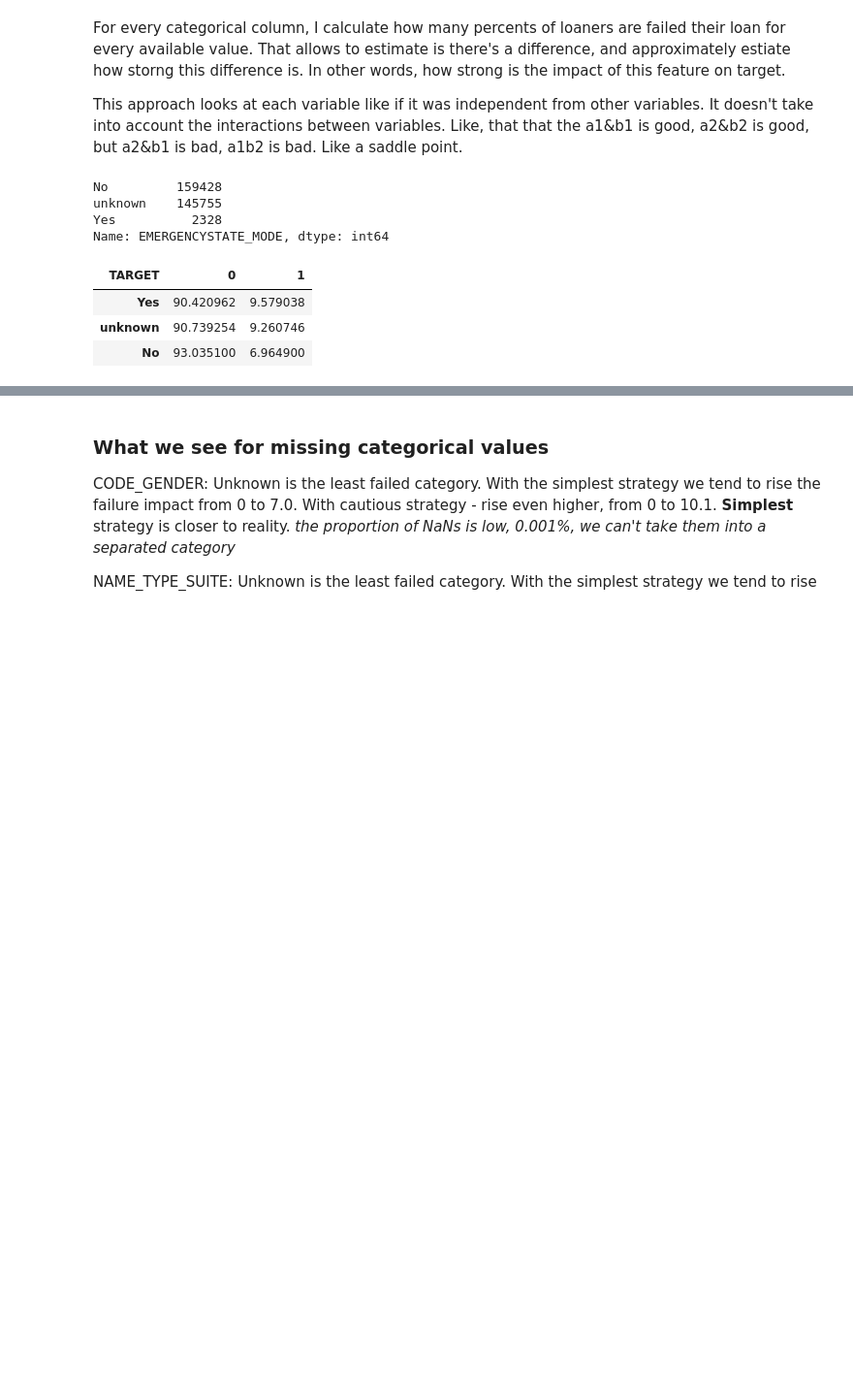
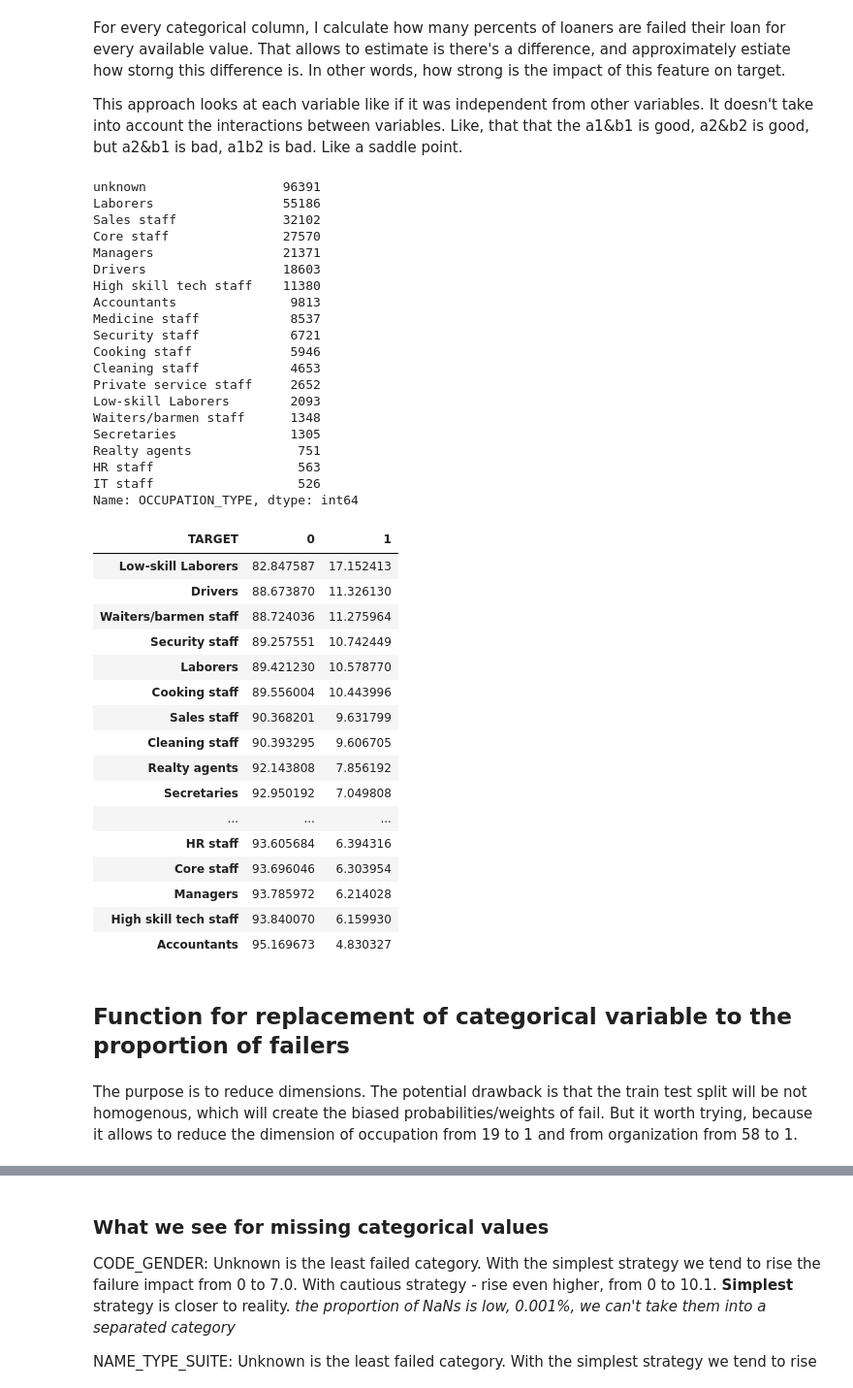
Before and after one commit to VeronikaBerezhnaia/OC_P7_credit_scoring, a Jupyter notebook: Implementez_modele_scoring.ipynb, the cells around one changed output, grey strips where cells are left out. Shown: that part at 97% size. Cells and saved outputs as stored; diff of their text form; code cells hidden in the pictures; blank space fills up the shorter version.

Commit message:
convert categorical to float type probability of fail

```diff
--- a/Implementez_modele_scoring.ipynb
+++ b/Implementez_modele_scoring.ipynb
@@ -800,0 +765,8 @@ dtype: int64
+# %%
+selectcol = application_train.select_dtypes(include='object')
+selectcol.info()
+display(selectcol.nunique())
+
+selectcol_fill_targ = selectcol.fillna('unknown')
+selectcol_fill_targ['SK_ID_CURR'] = application_train['SK_ID_CURR']
+selectcol_fill_targ['TARGET'] = application_train['TARGET']
@@ -801,26 +808,28 @@ dtype: int64
 # %%
-catcol_fill_targ = catcol.fillna('unknown')
-catcol_fill_targ['SK_ID_CURR'] = application_train['SK_ID_CURR']
-catcol_fill_targ['TARGET'] = application_train['TARGET']
-
-def find_most_risky(mycol, show=True):
+def find_most_risky(mycol, my_df=selectcol_fill_targ, show=True):
     if show:
-        print(catcol_fill_targ[mycol].value_counts())
+        print(my_df[mycol].value_counts())
 
     # test = application_train.groupby(['TARGET', 'CODE_GENDER']).agg('count').iloc[:, 0].unstack().fillna(0)
-    test = catcol_fill_targ.groupby(['TARGET', mycol])['SK_ID_CURR'].agg('count').unstack().fillna(0)
+    test = my_df.groupby(['TARGET', mycol])['SK_ID_CURR'].agg('count').unstack().fillna(0)
     # sns.heatmap(test, annot=True, cmap='Blues', fmt='g')
     test_t = test.transpose()
 
     test1 = pd.DataFrame() # which proportion of every value has failed the credit
     for col in test: # how high chances are that a given person with a given value will fail the credit
         test1[col] = test[col] / test[col].sum() * 100
-    display(test1.transpose().sort_values(1, ascending=False))
+        test2 = test1.transpose().sort_values(1, ascending=False)
+    if show:
+        display(test2)
 
 #     # this table we dont' need to define the most risky category
 #         test2 = pd.DataFrame() # who failed the credit: among failers, what are the proportion of each value
 #     for col in test_t:
 #         test2[col] = test_t[col] / test_t[col].sum() * 100
 #     display(test2) # given that the person has failed the credit, how high are the chances that (s)he is in each category
+    if show:
+        return None
+    else:
+        return test2#.reset_index()
 # %%
 # how many NaNs, percentage
@@ -850,26 +859,59 @@ This approach looks at each variable like if it was independent from other varia
 # %%
 # find_most_risky('NAME_CONTRACT_TYPE') # cash 8.3, revolving 5.4
 # find_most_risky('CODE_GENDER') # F 7.0, M 10.1, XNA equals NaN 0 (0 out of 4 people)
 # find_most_risky('FLAG_OWN_CAR') # No 8.5, Yes 7.2
 # find_most_risky('FLAG_OWN_REALTY') # No 8.32 Yes 7.96
 # find_most_risky('NAME_TYPE_SUITE') # NaN 5.4(min), Other_B 9.8 (max value)
 # find_most_risky('NAME_INCOME_TYPE') # Businessman 0(min value), maternity leave 40 (max value), unemployed 36.4
 # find_most_risky('NAME_EDUCATION_TYPE') # correlation: monotonic, but not proportional! academic 1.8, lower secondary 10.9
 # find_most_risky('NAME_FAMILY_STATUS') # widow 5.8(min), civil marriage 9.9(max), single 9.8, unknown = NaN 0 (0 out of 2)
 # find_most_risky('NAME_HOUSING_TYPE') # office appartment 6.5(min), rented apartment 12.3 (max value), with parents 11.7
-# find_most_risky('OCCUPATION_TYPE') # accountants 4.8(min), low-skill Laborers 17.1 (max value)
+find_most_risky('OCCUPATION_TYPE') # 19 DIMENSIONS accountants 4.8(min), low-skill Laborers 17.1 (max value)
 # find_most_risky('WEEKDAY_APPR_PROCESS_START') # Mon7.75(min), Sat7.78, Sun7.92, Tue8.35(max). Remove this feature.
-# find_most_risky('ORGANIZATION_TYPE') # tradeType4 3.12(min), transportType3 15.75(max) 58 columns!
+# find_most_risky('ORGANIZATION_TYPE') # 58 DIMENSIONS tradeType4 3.12(min), transportType3 15.75(max) 58 columns!
 # find_most_risky('FONDKAPREMONT_MODE') # orgSpecAcc 5.8 (min), unknown 8.6 (max), "not specified" means NaN 7.5
 # find_most_risky('HOUSETYPE_MODE') # blockOfFLats 6.9, specificHousing 10.1(max), NaN 9.15
 # find_most_risky('WALLSMATERIAL_MODE') # Monolithic 4.72(min), wooden 9.69, unknown 9.12
-find_most_risky('EMERGENCYSTATE_MODE') # No 7.0, Yes 9.57, NaN 9.26
+# find_most_risky('EMERGENCYSTATE_MODE') # No 7.0, Yes 9.57, NaN 9.26
 # %% [output]
-No         159428
-unknown    145755
-Yes          2328
-Name: EMERGENCYSTATE_MODE, dtype: int64
+unknown                  96391
+Laborers                 55186
+Sales staff              32102
+Core staff               27570
+Managers                 21371
+Drivers                  18603
+High skill tech staff    11380
+Accountants               9813
+Medicine staff            8537
+Security staff            6721
+Cooking staff             5946
+Cleaning staff            4653
+Private service staff     2652
+Low-skill Laborers        2093
+Waiters/barmen staff      1348
+Secretaries               1305
+Realty agents              751
+HR staff                   563
+IT staff                   526
+Name: OCCUPATION_TYPE, dtype: int64
 | TARGET | 0 | 1 |
-| Yes | 90.420962 | 9.579038 |
-| unknown | 90.739254 | 9.260746 |
-| No | 93.035100 | 6.964900 |
+| Low-skill Laborers | 82.847587 | 17.152413 |
+| Drivers | 88.673870 | 11.326130 |
+| Waiters/barmen staff | 88.724036 | 11.275964 |
+| Security staff | 89.257551 | 10.742449 |
+| Laborers | 89.421230 | 10.578770 |
+| Cooking staff | 89.556004 | 10.443996 |
+| Sales staff | 90.368201 | 9.631799 |
+| Cleaning staff | 90.393295 | 9.606705 |
+| Realty agents | 92.143808 | 7.856192 |
+| Secretaries | 92.950192 | 7.049808 |
+| ... | ... | ... |
+| HR staff | 93.605684 | 6.394316 |
+| Core staff | 93.696046 | 6.303954 |
+| Managers | 93.785972 | 6.214028 |
+| High skill tech staff | 93.840070 | 6.159930 |
+| Accountants | 95.169673 | 4.830327 |
+# %% [markdown]
+## Function for replacement of categorical variable to the proportion of failers
+# %% [markdown]
+The purpose is to reduce dimensions. The potential drawback is that the train test split will be not homogenous, which will create the biased probabilities/weights of fail. But it worth trying, because it allows to reduce the dimension of occupation from 19 to 1 and from organization from 58 to 1.
```
Also changed, not shown: parts of 28 cells of this notebook.
